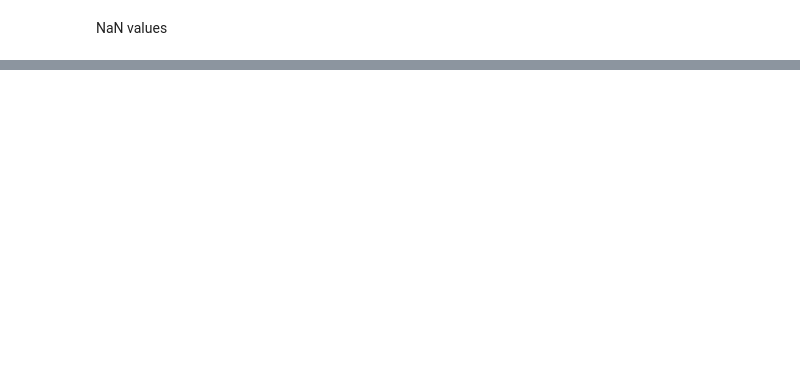
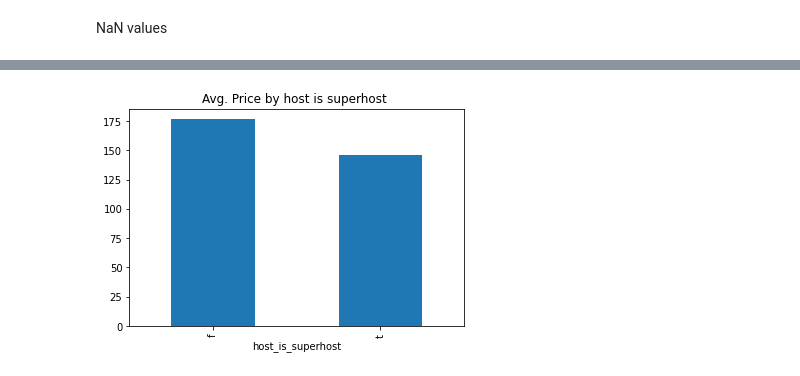
Before and after one commit to VictorPablo12/ML_kaggle_competition, a Jupyter notebook: LIMPIO.ipynb, the cells around one changed output, grey strips where cells are left out. Cells and saved outputs as stored; diff of their text form; code cells hidden in the pictures; blank space fills up the shorter version.

```diff
--- a/LIMPIO.ipynb
+++ b/LIMPIO.ipynb
@@ -71,0 +102,7 @@ nan_rank[nan_rank.values > 0].sort_values(ascending=False)
+# %%
+avg_price_superhost = train.groupby('host_is_superhost').mean()["price"]
+avg_price_superhost.plot(kind="bar")
+plt.title("Avg. Price by host is superhost ")
+plt.show()
+# %% [output]
+[figure, added]
```
Also changed, not shown: parts of 45 cells of this notebook.
